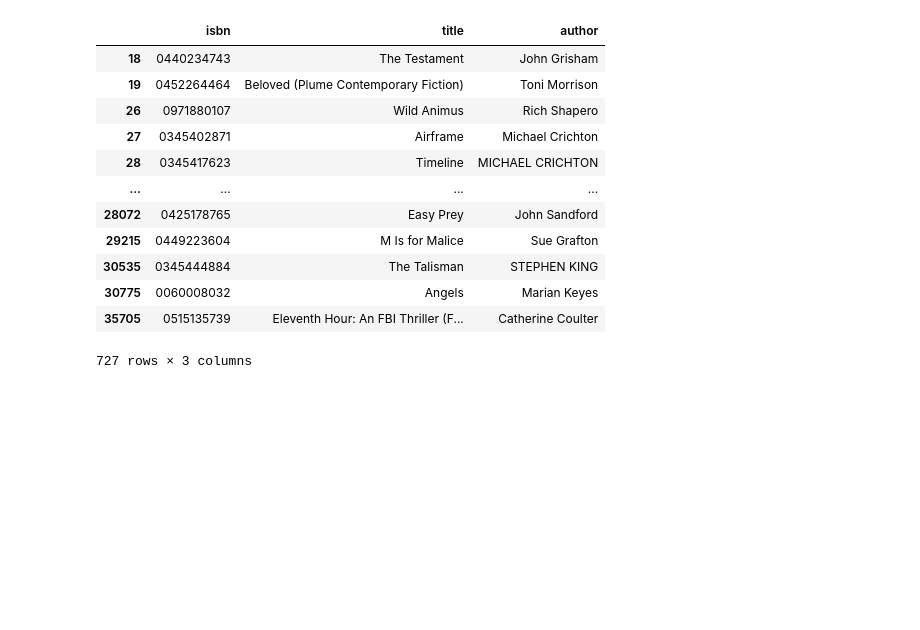
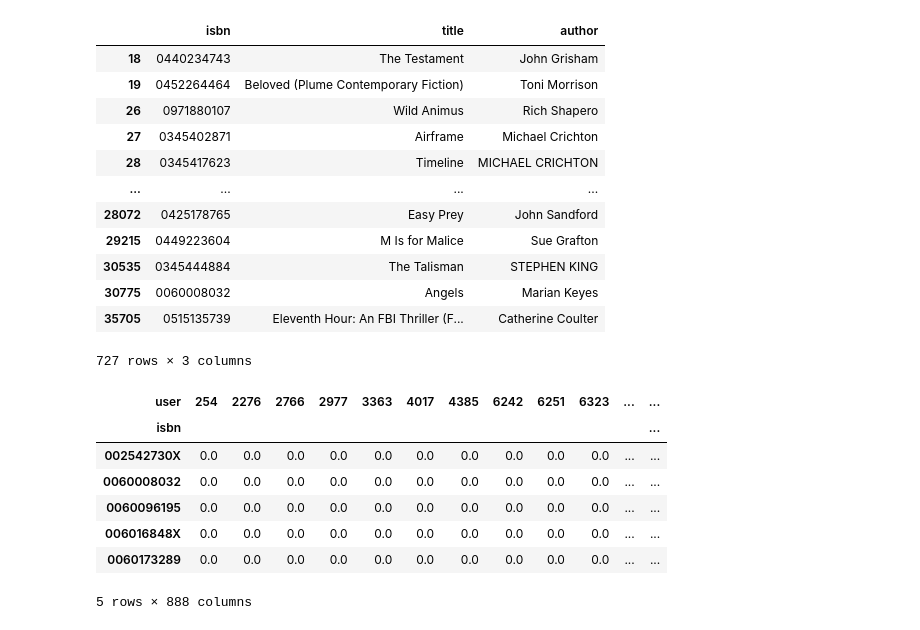
Before and after one commit to Seasawher/book-recommendation, a Jupyter notebook: fcc_book_recommendation_knn.ipynb, the cells around one changed output. Cells and saved outputs as stored; diff of their text form; code cells hidden in the pictures; blank space fills up the shorter version.

```diff
--- a/fcc_book_recommendation_knn.ipynb
+++ b/fcc_book_recommendation_knn.ipynb
@@ -187,0 +182,17 @@ def get_recommends(book = ""):
+# %%
+# pivot ratings into book features
+df_book_features = df_cleaned_ratings.pivot(
+    index='isbn',
+    columns='user',
+    values='rating'
+).fillna(0)
+df_book_features.head()
+# %% [output]
+| user | 254 | 2276 | 2766 | 2977 | 3363 | 4017 | 4385 | 6242 | 6251 | 6323 | ... | ... |
+| isbn |  |  |  |  |  |  |  |  |  |  |  | ... |
+| 002542730X | 0.0 | 0.0 | 0.0 | 0.0 | 0.0 | 0.0 | 0.0 | 0.0 | 0.0 | 0.0 | ... | ... |
+| 0060008032 | 0.0 | 0.0 | 0.0 | 0.0 | 0.0 | 0.0 | 0.0 | 0.0 | 0.0 | 0.0 | ... | ... |
+| 0060096195 | 0.0 | 0.0 | 0.0 | 0.0 | 0.0 | 0.0 | 0.0 | 0.0 | 0.0 | 0.0 | ... | ... |
+| 006016848X | 0.0 | 0.0 | 0.0 | 0.0 | 0.0 | 0.0 | 0.0 | 0.0 | 0.0 | 0.0 | ... | ... |
+| 0060173289 | 0.0 | 0.0 | 0.0 | 0.0 | 0.0 | 0.0 | 0.0 | 0.0 | 0.0 | 0.0 | ... | ... |
+5 rows × 888 columns
```
Also changed, not shown: parts of 5 cells of this notebook.
